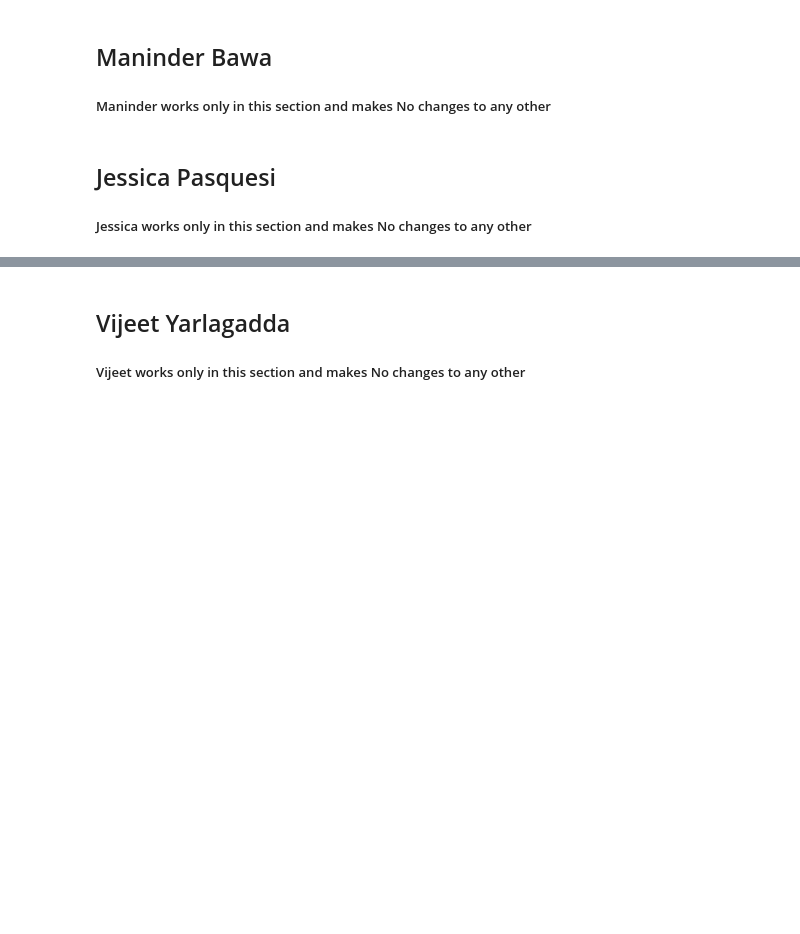
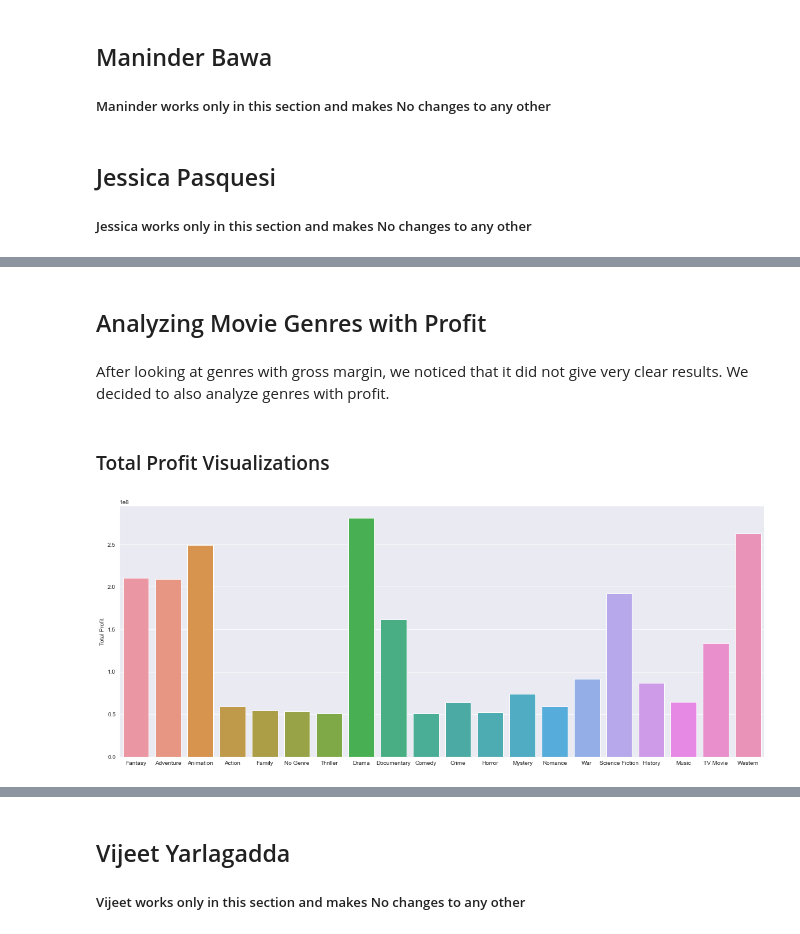
Before and after one commit to masonbatch/dsc-capstone, a Jupyter notebook: student.ipynb, the cells around one changed output, grey strips where cells are left out. Saved outputs shown, nothing was run; the diff lists cells and outputs as text; code cells hidden in the pictures; blank space fills up the shorter version.

```diff
--- a/student.ipynb
+++ b/student.ipynb
@@ -627,0 +967,17 @@ ax2.set_ylabel("Foreign Profit");
+# %% [markdown]
+## Analyzing Movie Genres with Profit
+# %% [markdown]
+After looking at genres with gross margin, we noticed that it did not give very clear results. We decided to also analyze genres with profit.
+# %% [markdown]
+### Total Profit Visualizations
+# %%
+fig, ax = plt.subplots(figsize=(20,8))
+
+x_values = tmdb_budget['genre'].unique()
+profit_values = tmdb_budget.groupby('genre')['total_profit'].mean()
+
+sns.barplot(x=x_values, y=profit_values)
+ax.set_ylabel("");
+ax.set_ylabel("Total Profit");
+# %% [output]
+[figure, added]
```
Also changed, not shown: parts of 61 cells of this notebook.
